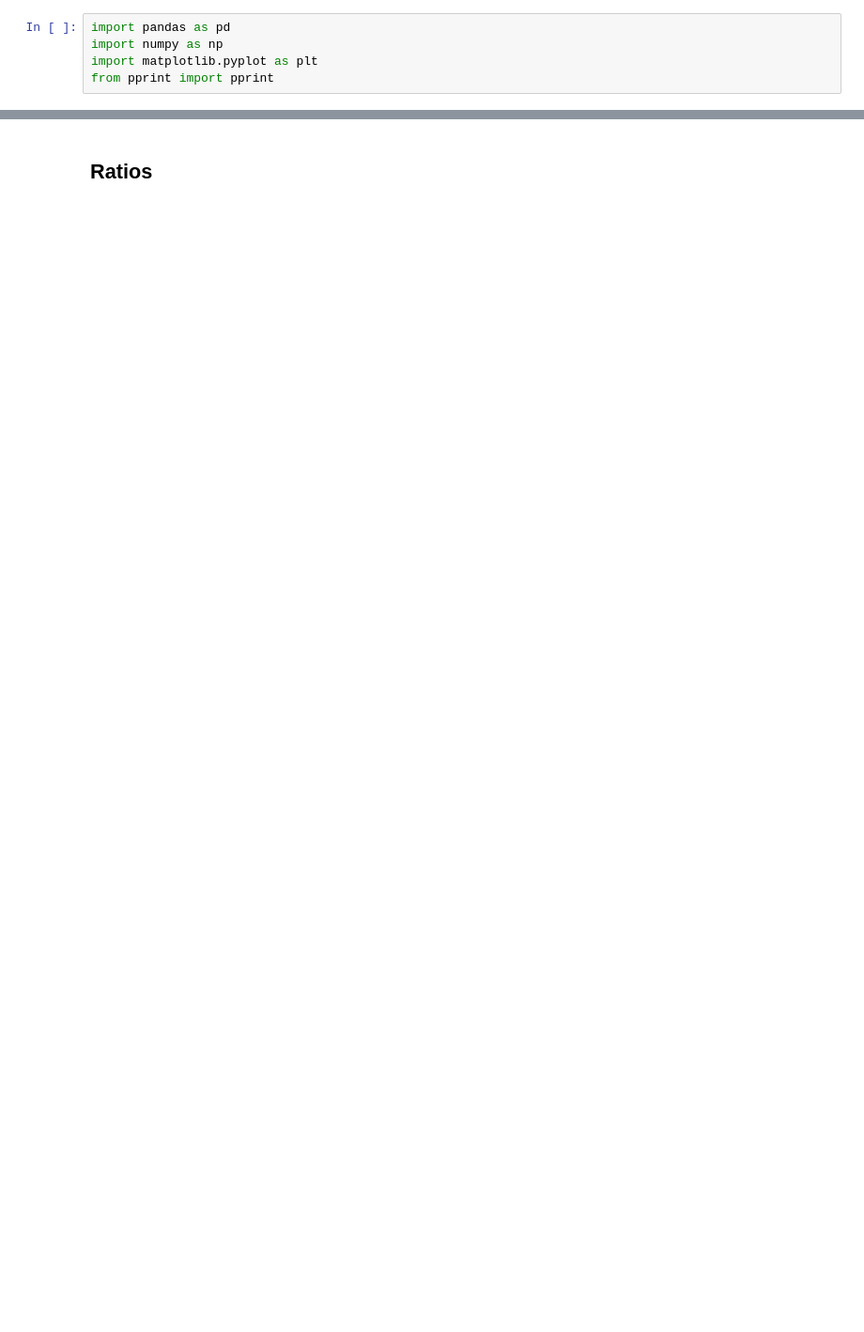
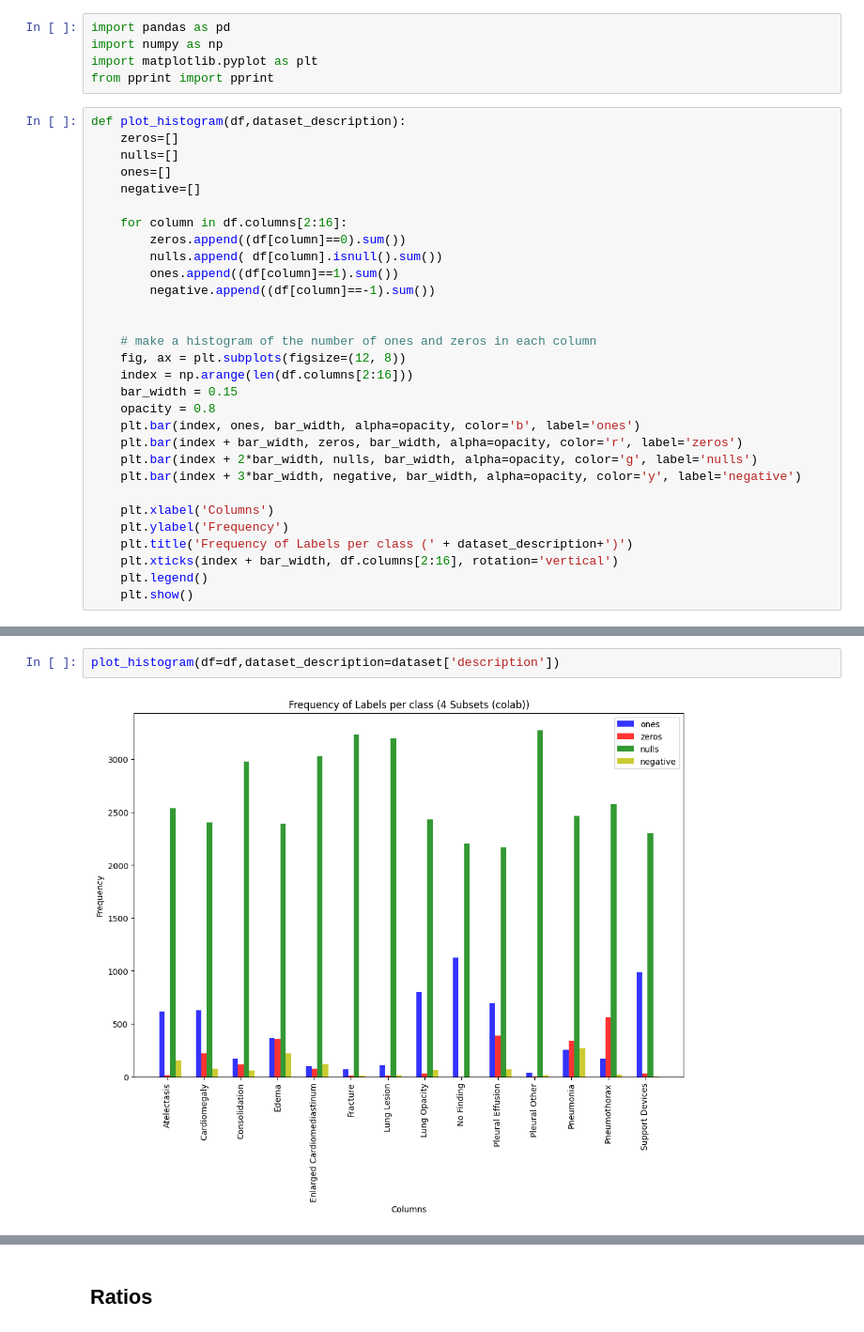
Before and after one commit to BasmaElhoseny01/X-Reporto-AI, a Jupyter notebook: note_books/Heat Maps Classes Weights.ipynb, the cells around one changed output, grey strips where cells are left out. Shown at 94% size. Drawn from its saved outputs; the diff is of its cells as text; blank space fills up the shorter version.

Commit message:
Done Drawing Histogram

```diff
--- a/note_books/Heat Maps Classes Weights.ipynb
+++ b/note_books/Heat Maps Classes Weights.ipynb
@@ -3,5 +6,35 @@ import pandas as pd
 import numpy as np
 import matplotlib.pyplot as plt
 from pprint import pprint
+# %%
+def plot_histogram(df,dataset_description):
+    zeros=[]
+    nulls=[]
+    ones=[]
+    negative=[]
+
+    for column in df.columns[2:16]:
+        zeros.append((df[column]==0).sum())
+        nulls.append( df[column].isnull().sum())
+        ones.append((df[column]==1).sum())
+        negative.append((df[column]==-1).sum())
+
+
+    # make a histogram of the number of ones and zeros in each column
+    fig, ax = plt.subplots(figsize=(12, 8))
+    index = np.arange(len(df.columns[2:16]))
+    bar_width = 0.15
+    opacity = 0.8
+    plt.bar(index, ones, bar_width, alpha=opacity, color='b', label='ones')
+    plt.bar(index + bar_width, zeros, bar_width, alpha=opacity, color='r', label='zeros')
+    plt.bar(index + 2*bar_width, nulls, bar_width, alpha=opacity, color='g', label='nulls')
+    plt.bar(index + 3*bar_width, negative, bar_width, alpha=opacity, color='y', label='negative')
+
+    plt.xlabel('Columns')
+    plt.ylabel('Frequency')
+    plt.title('Frequency of Labels per class (' + dataset_description+')')
+    plt.xticks(index + bar_width, df.columns[2:16], rotation='vertical')
+    plt.legend()
+    plt.show()
 # %%
 # Read CSV File
@@ -140,0 +73,4 @@ print(average)
+# %%
+plot_histogram(df=df,dataset_description=dataset['description'])
+# %% [output]
+[figure, added]
```
Also changed, not shown: parts of 21 cells of this notebook, 1 other file.
